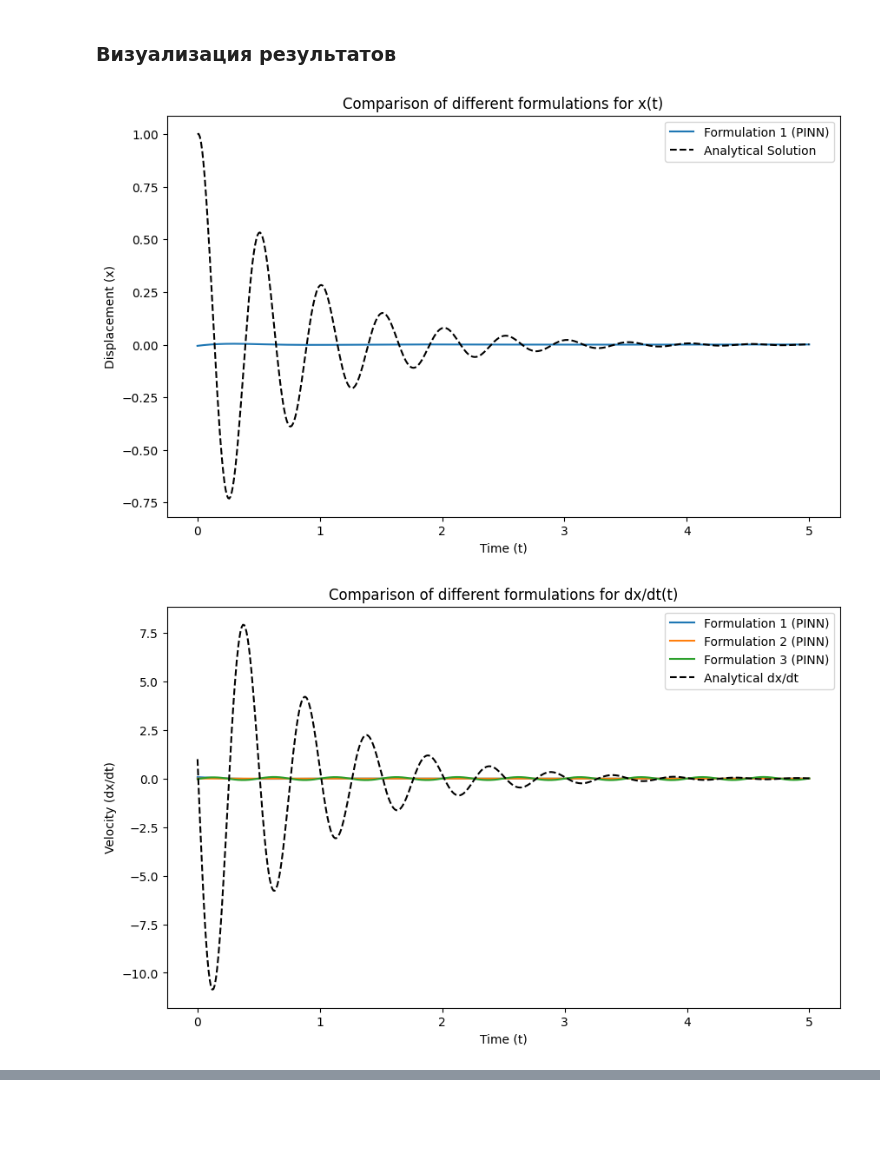
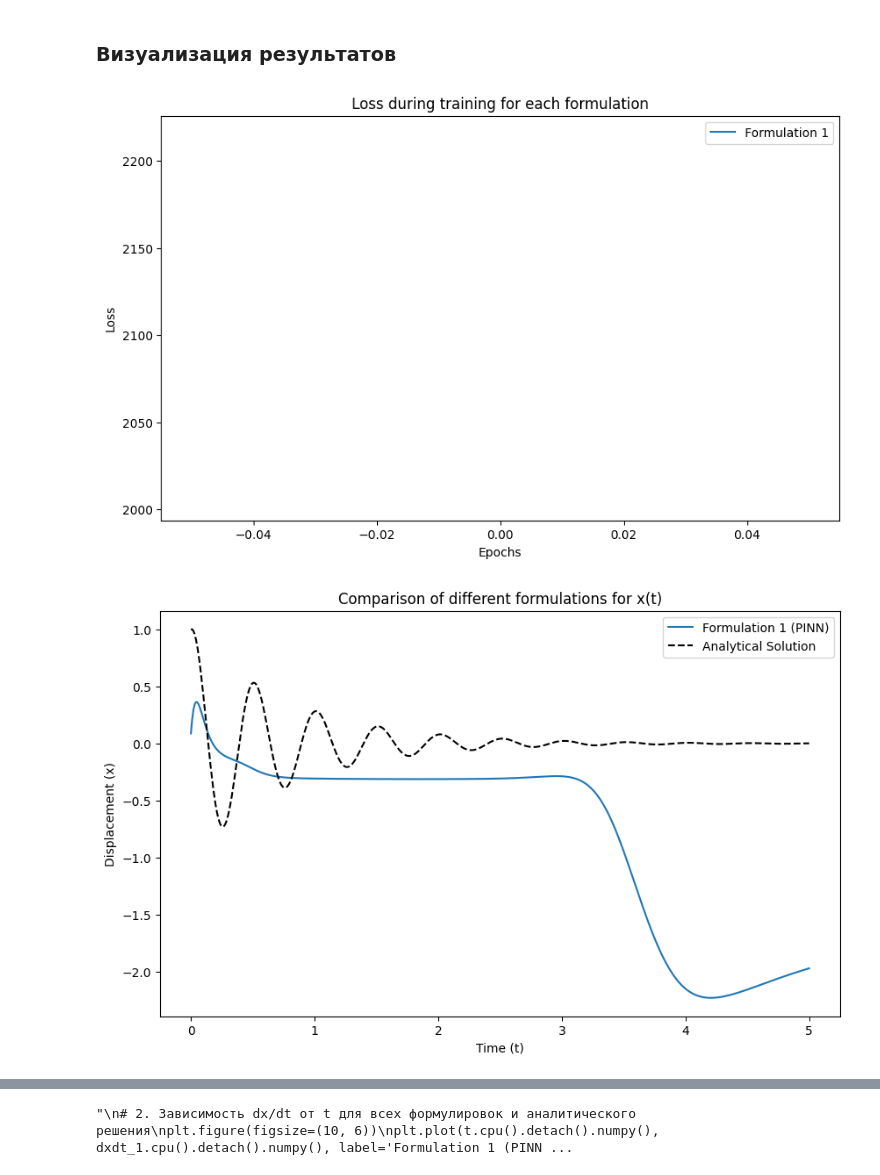
Before and after one commit to PracticalOscillations/Practice3, a Jupyter notebook: ChatGPT/main.ipynb, the cells around one changed output, grey strips where cells are left out. Drawn from its saved outputs; the diff is of its cells as text; code cells hidden in the pictures; blank space fills up the shorter version.

```diff
--- a/ChatGPT/main.ipynb
+++ b/ChatGPT/main.ipynb
@@ -88,12 +89,14 @@ def pde_second_order(x, t, omega):
 
 # 2. Для первой системы (первый порядок)
 def pde_first_order(x, y, t, omega):
-    dxdt = y
-    dydt = -omega**2 * x + torch.cos(omega * t)
-    return dxdt, dydt
+    y = torch.autograd.grad(outputs=x, inputs=t, grad_outputs=torch.ones_like(x), create_graph=True)[0]
+    F = torch.cos(omega * t)  # Внешняя сила
+    dydt = - omega**2 * x + F
+    return x, y, dydt
 
 # 3. Для альтернативной первой системы
 def pde_alternative(x, y, t, omega):
+    y = torch.autograd.grad(outputs=x, inputs=t, grad_outputs=torch.ones_like(x), create_graph=True)[0]
     dxdt = omega * y + (1/omega) * torch.sin(omega * t)
     dydt = -omega * x
     return dxdt, dydt
@@ -163,18 +189,17 @@ def test_model(model, t):
 # Время и параметры для обучения
 t = torch.linspace(0, 5, 500).reshape(-1, 1).to(device)  # Вектор времени
 t.requires_grad = True
-omega = 2 * np.pi * 2  # Частота
 
 # Обучаем модели для разных формулировок
-model_1, loss_history_1, x_1, dxdt_1, d2xdt2_1 = train_model(1, omega, t)
-model_2, loss_history_2, x_2, dxdt_2, d2xdt2_2 = train_model(2, omega, t)
-model_3, loss_history_3, x_3, dxdt_3, d2xdt2_3 = train_model(3, omega, t)
+model_1, loss_history_1, loss_pde_history_1, loss_bc_history_1, metric_x_history_1, x_1, dxdt_1, d2xdt2_1 = train_model(1, omega0, t, x0, v0)
+# model_2, loss_history_2, x_2, dxdt_2, d2xdt2_2 = train_model(2, omega0, t)
+# model_3, loss_history_3, x_3, dxdt_3, d2xdt2_3 = train_model(3, omega0, t)
 
 # Тестируем модели
 x_pred_1 = test_model(model_1, t)
-x_pred_2 = test_model(model_2, t)
-x_pred_3 = test_model(model_3, t)
+# x_pred_2 = test_model(model_2, t)
+# x_pred_3 = test_model(model_3, t)
 
 # Получаем аналитические решения для x(t), dx/dt(t), d2x/dt2(t)
-x_analytic, dxdt_analytic, d2xdt2_analytic = analytic_solution(t, omega)
+x_analytic, dxdt_analytic, d2xdt2_analytic = analytic_solution(t)
 # %% [output]
@@ -198,7 +207,21 @@ Epoch 9900/10000, Loss: 0.003111903788521886
 # %% [markdown]
 ### Визуализация результатов
+# %%
+# График потерь для каждой формулировки
+plt.figure(figsize=(10, 6))
+plt.plot(loss_history_1, label='Formulation 1')
+# plt.plot(loss_history_2, label='Formulation 2')
+# plt.plot(loss_history_3, label='Formulation 3')
+plt.legend()
+plt.xlabel('Epochs')
+plt.ylabel('Loss')
+plt.title('Loss during training for each formulation')
+plt.savefig('loss_comparison.png')
+plt.show()
+# %% [output]
+[figure, added]
 # %%
-# 1. График x от t для всех формулировок и аналитического решения
+# График x от t для всех формулировок и аналитического решения
 plt.figure(figsize=(10, 6))
 plt.plot(t.cpu().detach().numpy(), x_pred_1.cpu().detach().numpy(), label='Formulation 1 (PINN)')
 #plt.plot(t.cpu().detach().numpy(), x_pred_2.cpu().detach().numpy(), label='Formulation 2 (PINN)')
@@ -206,48 +229,37 @@ plt.plot(t.cpu().detach().numpy(), x_pred_1.cpu().detach().numpy(), label='Formu
 plt.plot(t.cpu().detach().numpy(), x_analytic.cpu().detach().numpy(), label='Analytical Solution', linestyle='dashed', color='black')
 plt.legend()
 plt.xlabel('Time (t)')
 plt.ylabel('Displacement (x)')
 plt.title('Comparison of different formulations for x(t)')
 plt.savefig('disp2time_comparison_with_analytic.png')
 plt.show()
 
+"""
 # 2. Зависимость dx/dt от t для всех формулировок и аналитического решения
 plt.figure(figsize=(10, 6))
 plt.plot(t.cpu().detach().numpy(), dxdt_1.cpu().detach().numpy(), label='Formulation 1 (PINN)')
-plt.plot(t.cpu().detach().numpy(), dxdt_2.cpu().detach().numpy(), label='Formulation 2 (PINN)')
-plt.plot(t.cpu().detach().numpy(), dxdt_3.cpu().detach().numpy(), label='Formulation 3 (PINN)')
+# plt.plot(t.cpu().detach().numpy(), dxdt_2.cpu().detach().numpy(), label='Formulation 2 (PINN)')
+# plt.plot(t.cpu().detach().numpy(), dxdt_3.cpu().detach().numpy(), label='Formulation 3 (PINN)')
 plt.plot(t.cpu().detach().numpy(), dxdt_analytic.cpu().detach().numpy(), label='Analytical dx/dt', linestyle='dashed', color='black')
 plt.legend()
 plt.xlabel('Time (t)')
 plt.ylabel('Velocity (dx/dt)')
 plt.title('Comparison of different formulations for dx/dt(t)')
 plt.savefig('dxdt_comparison_with_analytic.png')
 plt.show()
 
 # 3. Зависимость d2x/dt2 от t для всех формулировок и аналитического решения
 plt.figure(figsize=(10, 6))
 plt.plot(t.cpu().detach().numpy(), d2xdt2_1.cpu().detach().numpy(), label='Formulation 1 (PINN)')
-plt.plot(t.cpu().detach().numpy(), d2xdt2_2.cpu().detach().numpy(), label='Formulation 2 (PINN)')
-plt.plot(t.cpu().detach().numpy(), d2xdt2_3.cpu().detach().numpy(), label='Formulation 3 (PINN)')
+# plt.plot(t.cpu().detach().numpy(), d2xdt2_2.cpu().detach().numpy(), label='Formulation 2 (PINN)')
+# plt.plot(t.cpu().detach().numpy(), d2xdt2_3.cpu().detach().numpy(), label='Formulation 3 (PINN)')
 plt.plot(t.cpu().detach().numpy(), d2xdt2_analytic.cpu().detach().numpy(), label='Analytical d2x/dt2', linestyle='dashed', color='black')
 plt.legend()
 plt.xlabel('Time (t)')
 plt.ylabel('Acceleration (d2x/dt2)')
 plt.title('Comparison of different formulations for d2x/dt2(t)')
 plt.savefig('d2xdt2_comparison_with_analytic.png')
 plt.show()
-
-# 4. График потерь для каждой формулировки
-plt.figure(figsize=(10, 6))
-plt.plot(loss_history_1, label='Formulation 1')
-plt.plot(loss_history_2, label='Formulation 2')
-plt.plot(loss_history_3, label='Formulation 3')
-plt.legend()
-plt.xlabel('Epochs')
-plt.ylabel('Loss')
-plt.title('Loss during training for each formulation')
-plt.savefig('loss_comparison.png')
-plt.show()
+"""
 # %% [output]
-[figure, old version]
+[figure, new version]
-[figure, removed]
@@ -255,0 +266 @@ plt.show()
+"\n# 2. Зависимость dx/dt от t для всех формулировок и аналитического решения\nplt.figure(figsize=(10, 6))\nplt.plot(t.cpu().detach().numpy(), dxdt_1.cpu().detach().numpy(), label='Formulation 1 (PINN ...
```
Also changed, not shown: parts of 6 cells of this notebook, 24 other files.
